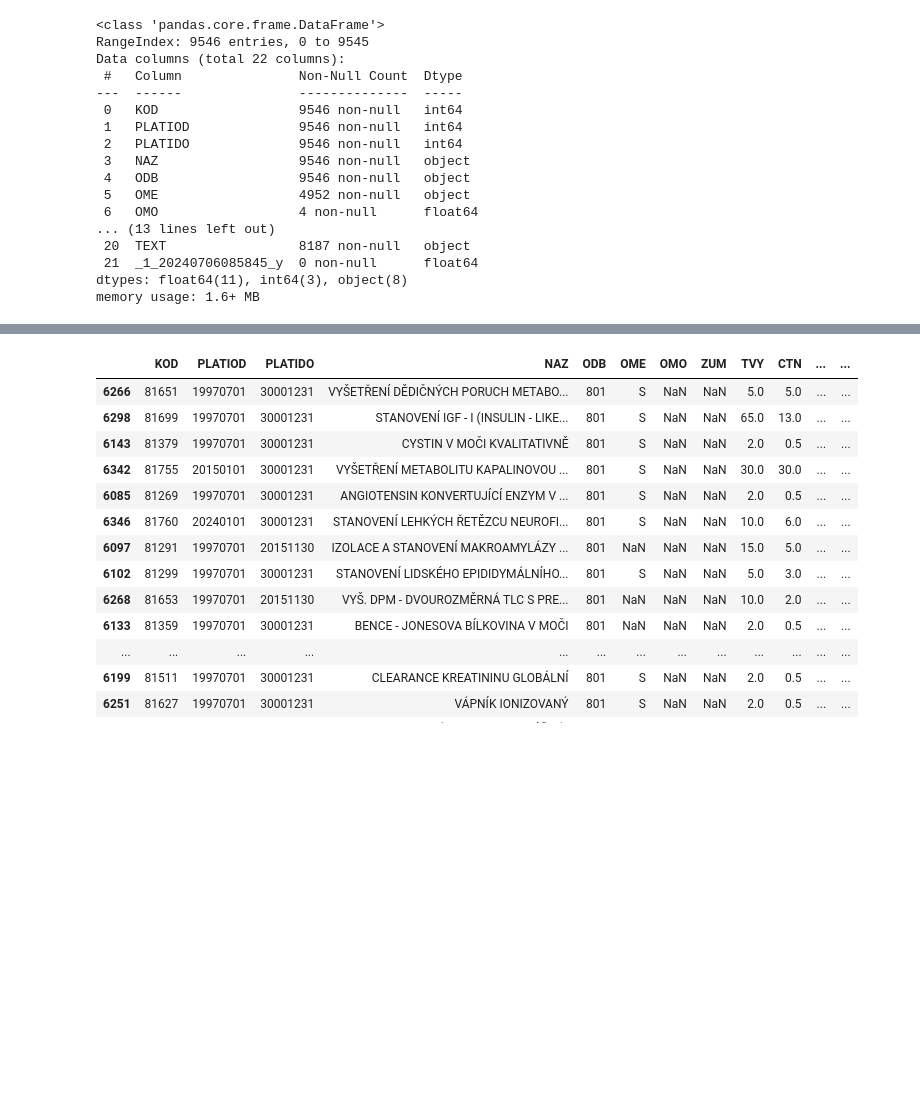
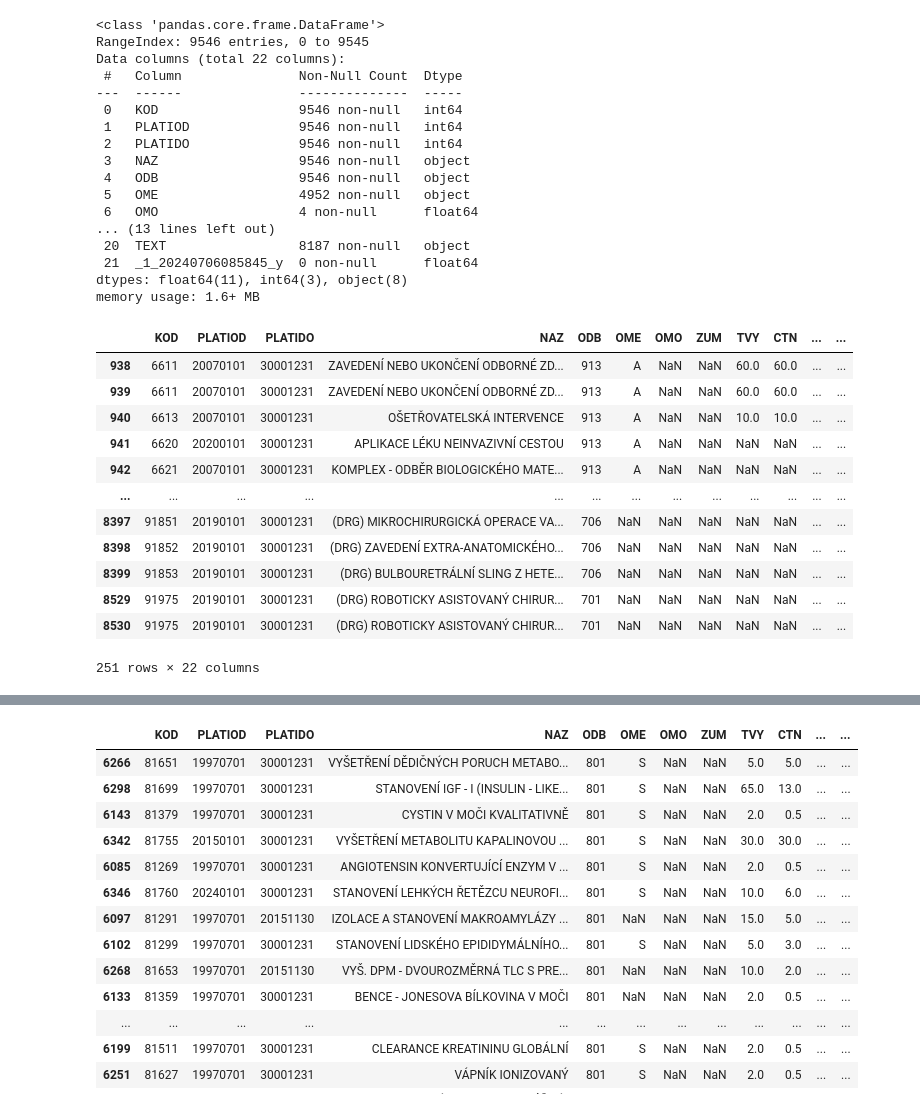
Before and after one commit to rmilosic/cody, a Jupyter notebook: rok.ipynb, the cells around one changed output, grey strips where cells are left out. Cells and saved outputs as stored; diff of their text form; code cells hidden in the pictures; blank space fills up the shorter version.

```diff
--- a/rok.ipynb
+++ b/rok.ipynb
@@ -27,0 +47,20 @@ memory usage: 1.6+ MB
+# %%
+odb_df_filtered = pd.read_csv("data/ciselniky/odbornosti_filter.csv", encoding="utf-8", dtype={"KOD": str, "NAZ": str})
+# %%
+vykony_df_filtered_by_odb = kody_df[kody_df["ODB"].astype(str).isin(odb_df_filtered["KOD"])]
+# %%
+vykony_df_filtered_by_odb
+# %% [output]
+|  | KOD | PLATIOD | PLATIDO | NAZ | ODB | OME | OMO | ZUM | TVY | CTN | ... | ... |
+| 938 | 6611 | 20070101 | 30001231 | ZAVEDENÍ NEBO UKONČENÍ ODBORNÉ ZD... | 913 | A | NaN | NaN | 60.0 | 60.0 | ... | ... |
+| 939 | 6611 | 20070101 | 30001231 | ZAVEDENÍ NEBO UKONČENÍ ODBORNÉ ZD... | 913 | A | NaN | NaN | 60.0 | 60.0 | ... | ... |
+| 940 | 6613 | 20070101 | 30001231 | OŠETŘOVATELSKÁ INTERVENCE | 913 | A | NaN | NaN | 10.0 | 10.0 | ... | ... |
+| 941 | 6620 | 20200101 | 30001231 | APLIKACE LÉKU NEINVAZIVNÍ CESTOU | 913 | A | NaN | NaN | NaN | NaN | ... | ... |
+| 942 | 6621 | 20070101 | 30001231 | KOMPLEX - ODBĚR BIOLOGICKÉHO MATE... | 913 | A | NaN | NaN | NaN | NaN | ... | ... |
+| ... | ... | ... | ... | ... | ... | ... | ... | ... | ... | ... | ... | ... |
+| 8397 | 91851 | 20190101 | 30001231 | (DRG) MIKROCHIRURGICKÁ OPERACE VA... | 706 | NaN | NaN | NaN | NaN | NaN | ... | ... |
+| 8398 | 91852 | 20190101 | 30001231 | (DRG) ZAVEDENÍ EXTRA-ANATOMICKÉHO... | 706 | NaN | NaN | NaN | NaN | NaN | ... | ... |
+| 8399 | 91853 | 20190101 | 30001231 | (DRG) BULBOURETRÁLNÍ SLING Z HETE... | 706 | NaN | NaN | NaN | NaN | NaN | ... | ... |
+| 8529 | 91975 | 20190101 | 30001231 | (DRG) ROBOTICKY ASISTOVANÝ CHIRUR... | 701 | NaN | NaN | NaN | NaN | NaN | ... | ... |
+| 8530 | 91975 | 20190101 | 30001231 | (DRG) ROBOTICKY ASISTOVANÝ CHIRUR... | 701 | NaN | NaN | NaN | NaN | NaN | ... | ... |
+251 rows × 22 columns
```
Also changed, not shown: parts of 13 cells of this notebook, 11 other files.
